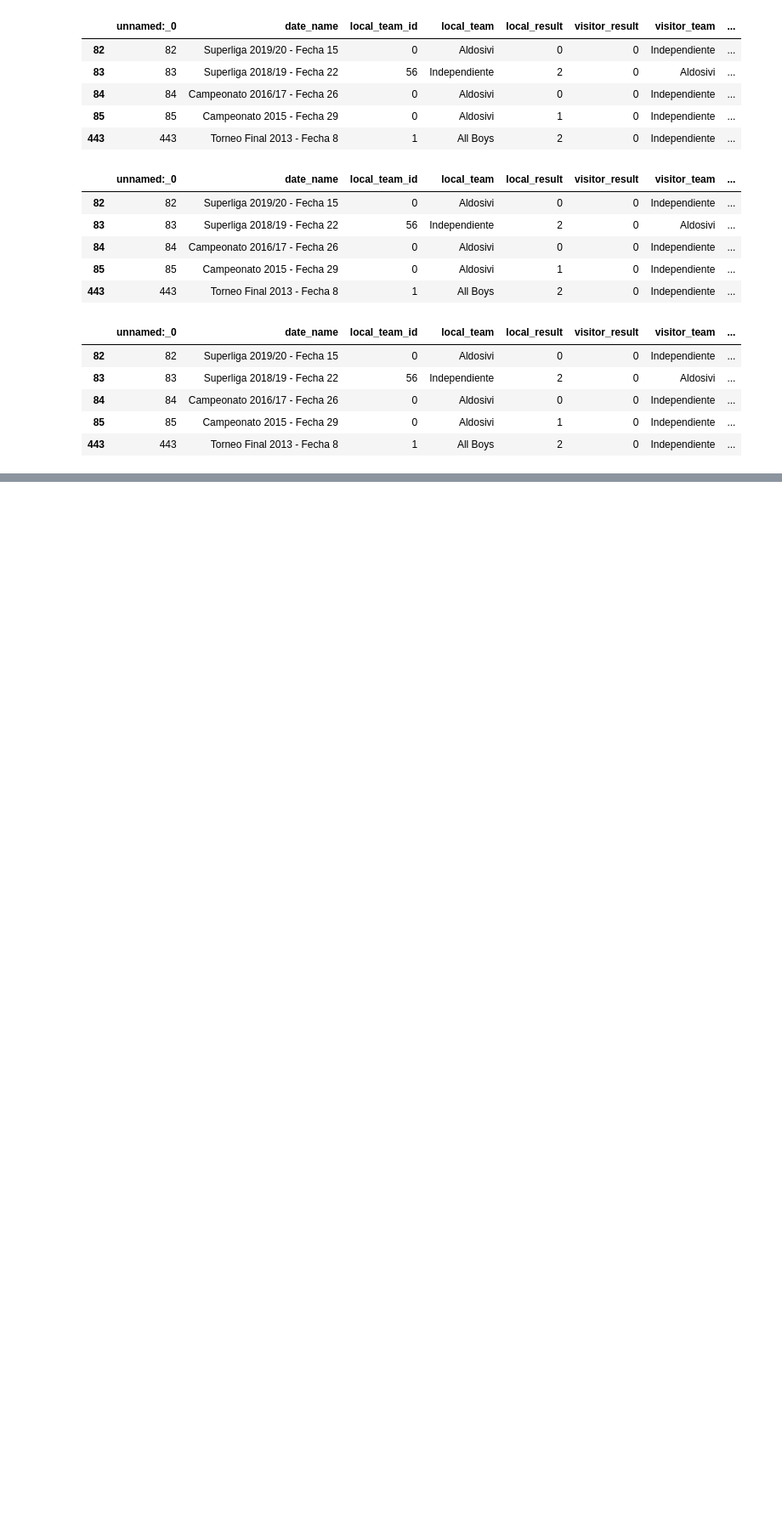
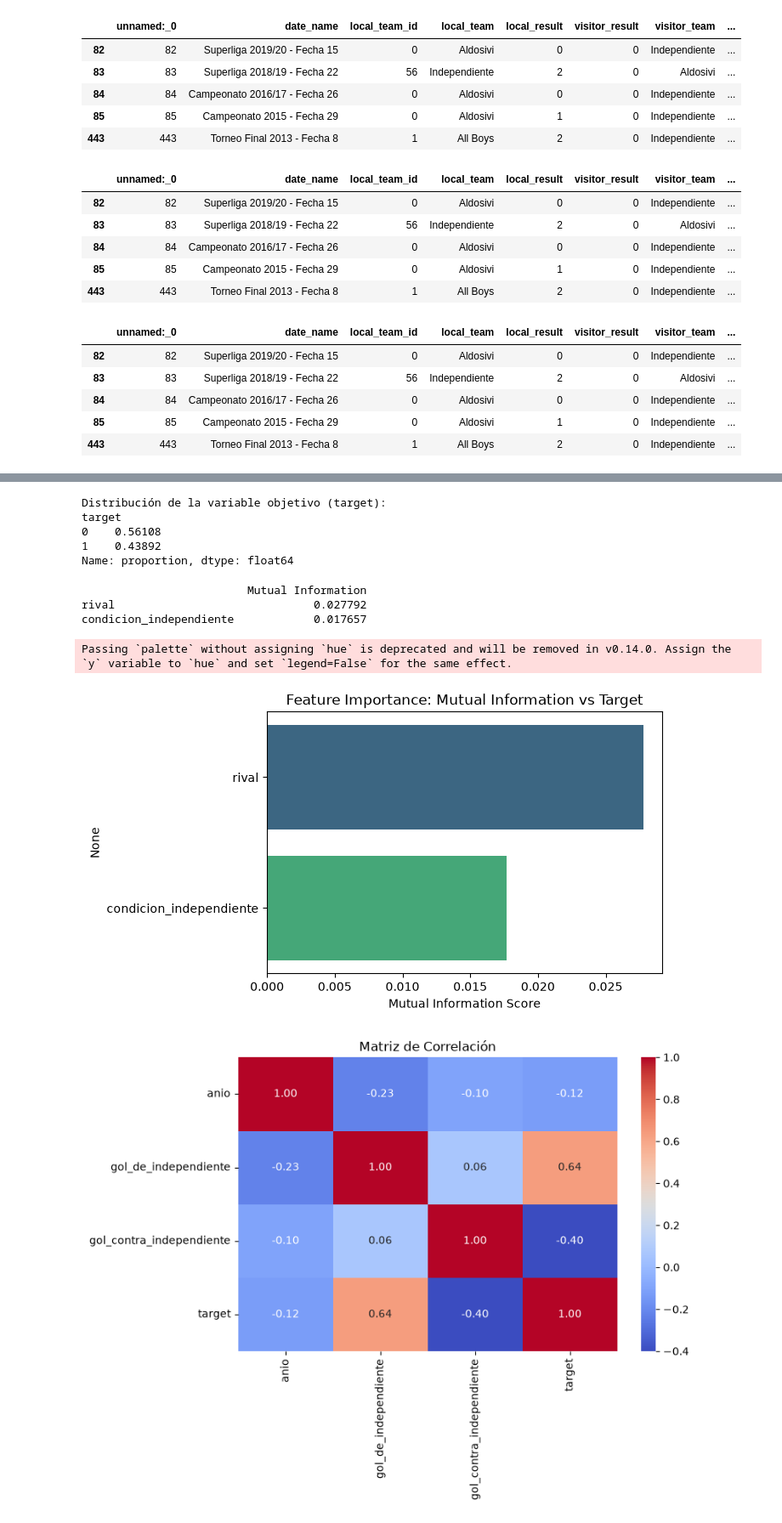
Before and after one commit to rfhfmnn/ml-zoomcamp, a Jupyter notebook: midterm_project/notebook.ipynb, the cells around one changed output, grey strips where cells are left out. Shown at 85% size. Saved outputs shown, nothing was run; the diff lists cells and outputs as text; code cells hidden in the pictures; blank space fills up the shorter version.

```diff
--- a/midterm_project/notebook.ipynb
+++ b/midterm_project/notebook.ipynb
@@ -123,3 +170,51 @@ df_independiente.head()
+# %%
+df_independiente['target'] = (
+        df_independiente['victoria_independiente'].isin(['Victoria de local', 'Victoria de visitante'])
+).astype(int)
+
+print("Distribución de la variable objetivo (target):")
+print(df_independiente['target'].value_counts(normalize=True))
+# %% [output]
+Distribución de la variable objetivo (target):
+target
+0    0.56108
+1    0.43892
+Name: proportion, dtype: float64
+# %%
+from sklearn.metrics import mutual_info_score
+
+    # Identificar al rival de Independiente en cada partido
+df_independiente['rival'] = np.where(
+        df_independiente['local_team'] == 'Independiente',
+        df_independiente['visitor_team'],
+        df_independiente['local_team']
+    )
+
+def calculate_mi(series):
+        return mutual_info_score(series, df_independiente['target'])
+
+cat_features = ['rival', 'condicion_independiente']
+df_mi = df_independiente[cat_features].apply(calculate_mi).sort_values(ascending=False).to_frame(name='Mutual Information')
+
+print(df_mi)
+
+plt.figure(figsize=(6, 4))
+sns.barplot(x=df_mi['Mutual Information'], y=df_mi.index, palette='viridis')
+plt.title('Feature Importance: Mutual Information vs Target')
+plt.xlabel('Mutual Information Score')
+plt.show()
+
+plt.figure(figsize=(8, 5))
+sns.heatmap(df_independiente[['anio', 'gol_de_independiente', 'gol_contra_independiente', 'target']].corr(), annot=True, cmap='coolwarm', fmt='.2f')
+plt.title('Matriz de Correlación')
+plt.show()
+# %% [output]
+                         Mutual Information
+rival                              0.027792
+condicion_independiente            0.017657
+Passing `palette` without assigning `hue` is deprecated and will be removed in v0.14.0. Assign the `y` variable to `hue` and set `legend=False` for the same effect.
+[figure, added]
+[figure, added]
 # %%
 #media, mediana y moda de goles y diferencia de goles
 print("La media de goles de Independiente es: ", df_independiente['gol_de_independiente'].mean())
```
Also changed, not shown: parts of 35 cells of this notebook, 2 other files.
